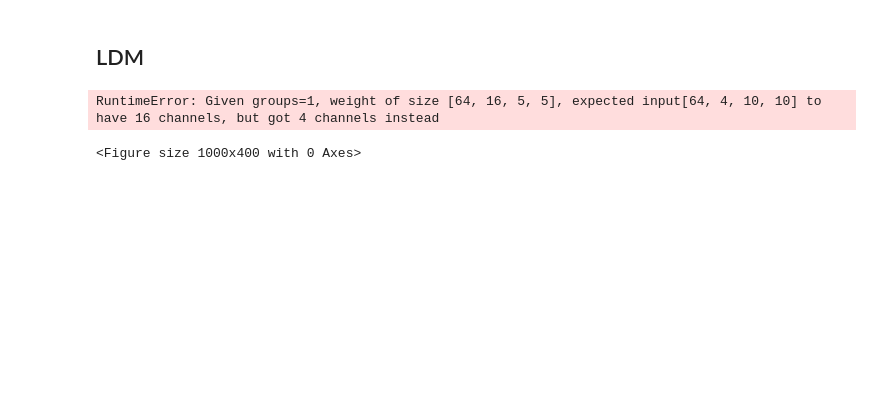
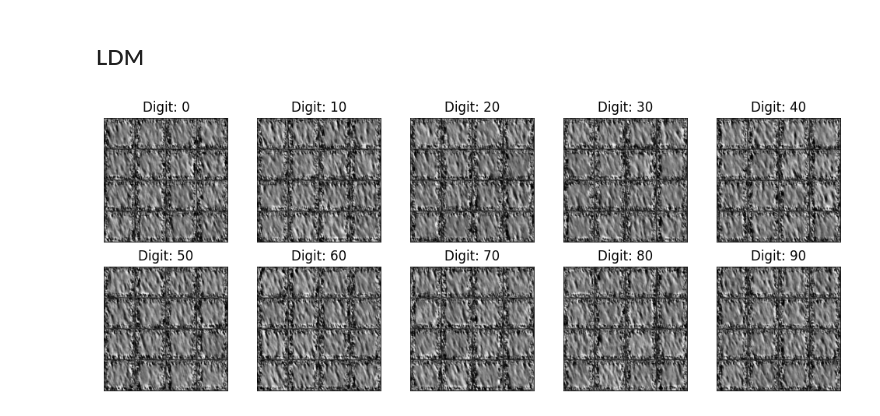
Before and after one commit to suubek/Diffusion_MNIST_to_STI, a Jupyter notebook: src/visualize_results.ipynb, the cells around one changed output. Cells and saved outputs as stored; diff of their text form; code cells hidden in the pictures; blank space fills up the shorter version.

```diff
--- a/src/visualize_results.ipynb
+++ b/src/visualize_results.ipynb
@@ -171,7 +180,7 @@ diffusion_coeff_fn = functools.partial(diffusion_coeff, sigma=sigma)
 
 # Load latent diffusion model
 device = 'cuda' #@param ['cuda', 'cpu'] {'type':'string'}
-ckpt = torch.load(r'..\model_objects\ckpt_STI_ldm_0.001_100e.pth', map_location=device)
+ckpt = torch.load(r'..\model_objects\ckpt_rounded_STI_ldm_0.001_100e.pth', map_location=device)
 score_model = torch.nn.DataParallel(Latent_UNet_Tranformer(marginal_prob_std=marginal_prob_std_fn, channels = [16, 64, 128, 256]))
 score_model = score_model.to(device)
 score_model.load_state_dict(ckpt)
@@ -186,38 +195,37 @@ ae_model.load_state_dict(ae_ckpt)
 ae_model.eval()
 
 # Set params
-sample_batch_size = 64 #@param {'type':'integer'}
+sample_batch_size = 16 #@param {'type':'integer'}
 num_steps = 500 #@param {'type':'integer'}
 sampler = Euler_Maruyama_sampler #@param ['Euler_Maruyama_sampler', 'pc_sampler', 'ode_sampler'] {'type': 'raw'}
 
 ## Generate samples using the specified sampler.
 %matplotlib inline
 plt.figure(figsize=(10, 4))
 
-for i, digit in enumerate(range(10)):
+for i, digit in enumerate(range(0, 91, 10)):
     samples = sampler(score_model,
             marginal_prob_std_fn,
             diffusion_coeff_fn,
             num_steps,
             sample_batch_size,
             device=device,
-            x_shape=(4,10,10),
+            x_shape=(16,56,56),
             y=digit*torch.ones(sample_batch_size, dtype=torch.long))
 
     ## Sample visualization.
     decoder_samples = ae_model.decoder(samples).clamp(0.0, 1.0)
     sample_grid = make_grid(decoder_samples, nrow=int(np.sqrt(sample_batch_size)))
 
     plt.subplot(2, 5, i+1)
     plt.title(f"Digit: {digit}")
     plt.axis('off')
     plt.imshow(sample_grid.permute(1, 2, 0).cpu(), vmin=0., vmax=1.)
 
 plt.tight_layout()
 plt.show()
 # %% [output]
-RuntimeError: Given groups=1, weight of size [64, 16, 5, 5], expected input[64, 4, 10, 10] to have 16 channels, but got 4 channels instead
-<Figure size 1000x400 with 0 Axes>
+[figure, added]
 # %%
 # Set params
 sample_batch_size = 16 #@param {'type':'integer'}
```
Also changed, not shown: parts of 1 cell of this notebook, 4 other files.
